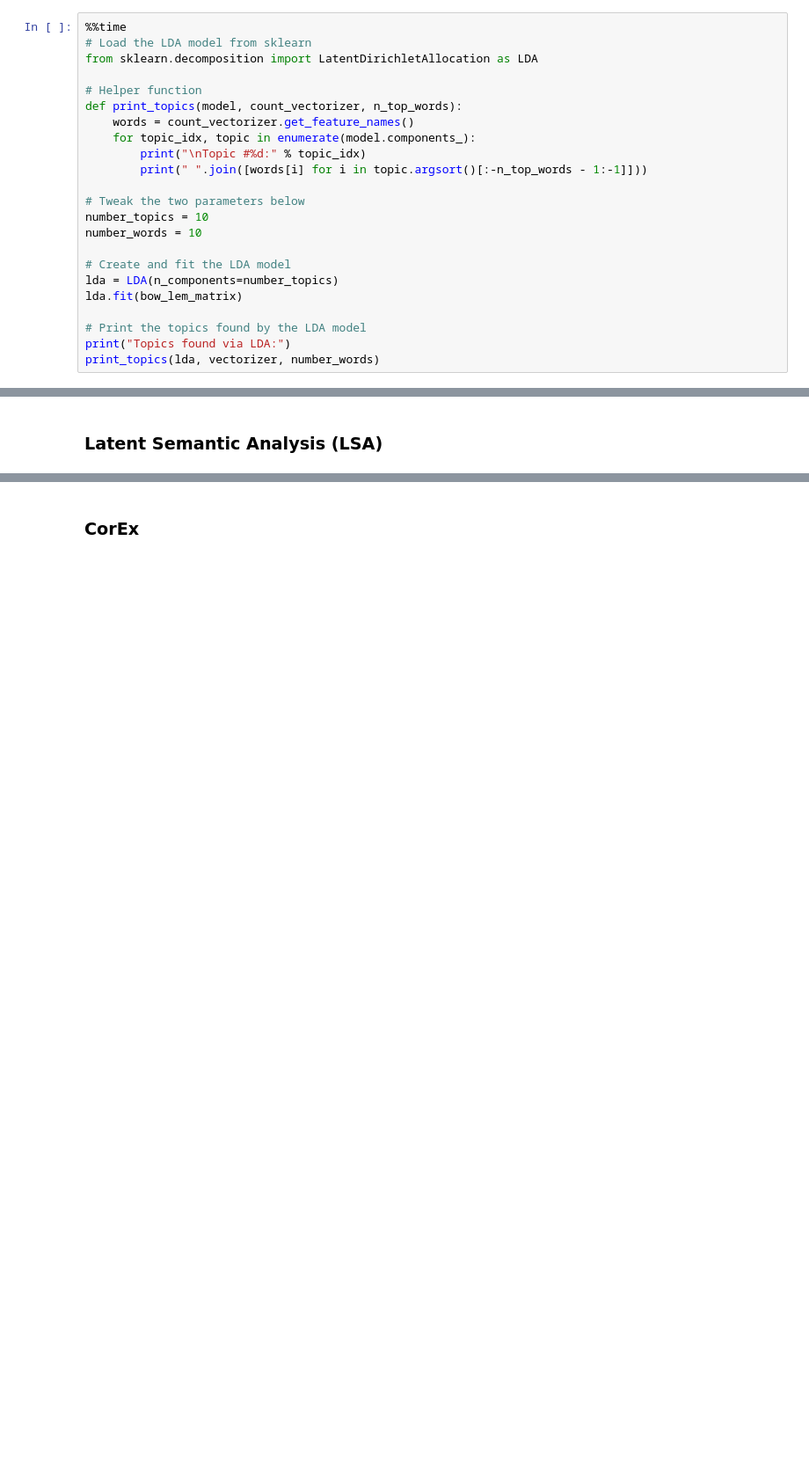
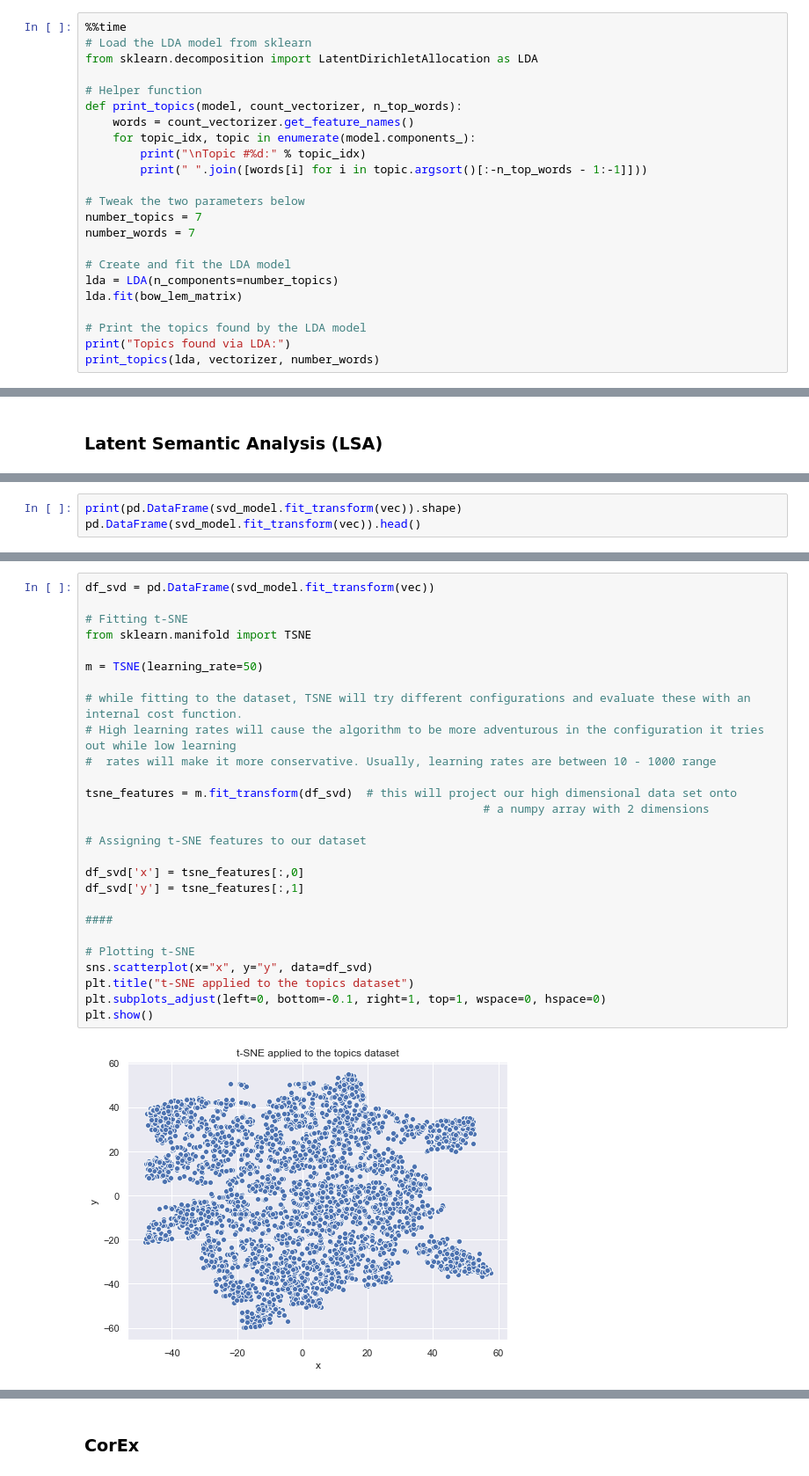
Before and after one commit to MigBap/dreambank, a Jupyter notebook: dreamresearch.net_data.ipynb, the cells around one changed output, grey strips where cells are left out. Shown at 88% size. Saved outputs shown, nothing was run; the diff lists cells and outputs as text; blank space fills up the shorter version.

```diff
--- a/dreamresearch.net_data.ipynb
+++ b/dreamresearch.net_data.ipynb
@@ -2073,8 +2082,8 @@ def print_topics(model, count_vectorizer, n_top_words):
         print(" ".join([words[i] for i in topic.argsort()[:-n_top_words - 1:-1]]))
 
 # Tweak the two parameters below
-number_topics = 10
-number_words = 10
+number_topics = 7
+number_words = 7
 
 # Create and fit the LDA model
 lda = LDA(n_components=number_topics)
@@ -2140,0 +2206,3 @@ thing         try           love          try           feel
+# %%
+print(pd.DataFrame(svd_model.fit_transform(vec)).shape)
+pd.DataFrame(svd_model.fit_transform(vec)).head()
@@ -2140,0 +2217,29 @@ thing         try           love          try           feel
+# %%
+df_svd = pd.DataFrame(svd_model.fit_transform(vec))
+
+# Fitting t-SNE
+from sklearn.manifold import TSNE
+
+m = TSNE(learning_rate=50)
+
+# while fitting to the dataset, TSNE will try different configurations and evaluate these with an internal cost function.
+# High learning rates will cause the algorithm to be more adventurous in the configuration it tries out while low learning
+#  rates will make it more conservative. Usually, learning rates are between 10 - 1000 range
+
+tsne_features = m.fit_transform(df_svd)  # this will project our high dimensional data set onto
+                                                          # a numpy array with 2 dimensions
+
+# Assigning t-SNE features to our dataset
+
+df_svd['x'] = tsne_features[:,0]
+df_svd['y'] = tsne_features[:,1]
+
+####
+
+# Plotting t-SNE
+sns.scatterplot(x="x", y="y", data=df_svd)
+plt.title("t-SNE applied to the topics dataset")
+plt.subplots_adjust(left=0, bottom=-0.1, right=1, top=1, wspace=0, hspace=0)
+plt.show()
+# %% [output]
+[figure, added]
```
Also changed, not shown: parts of 49 cells of this notebook.
